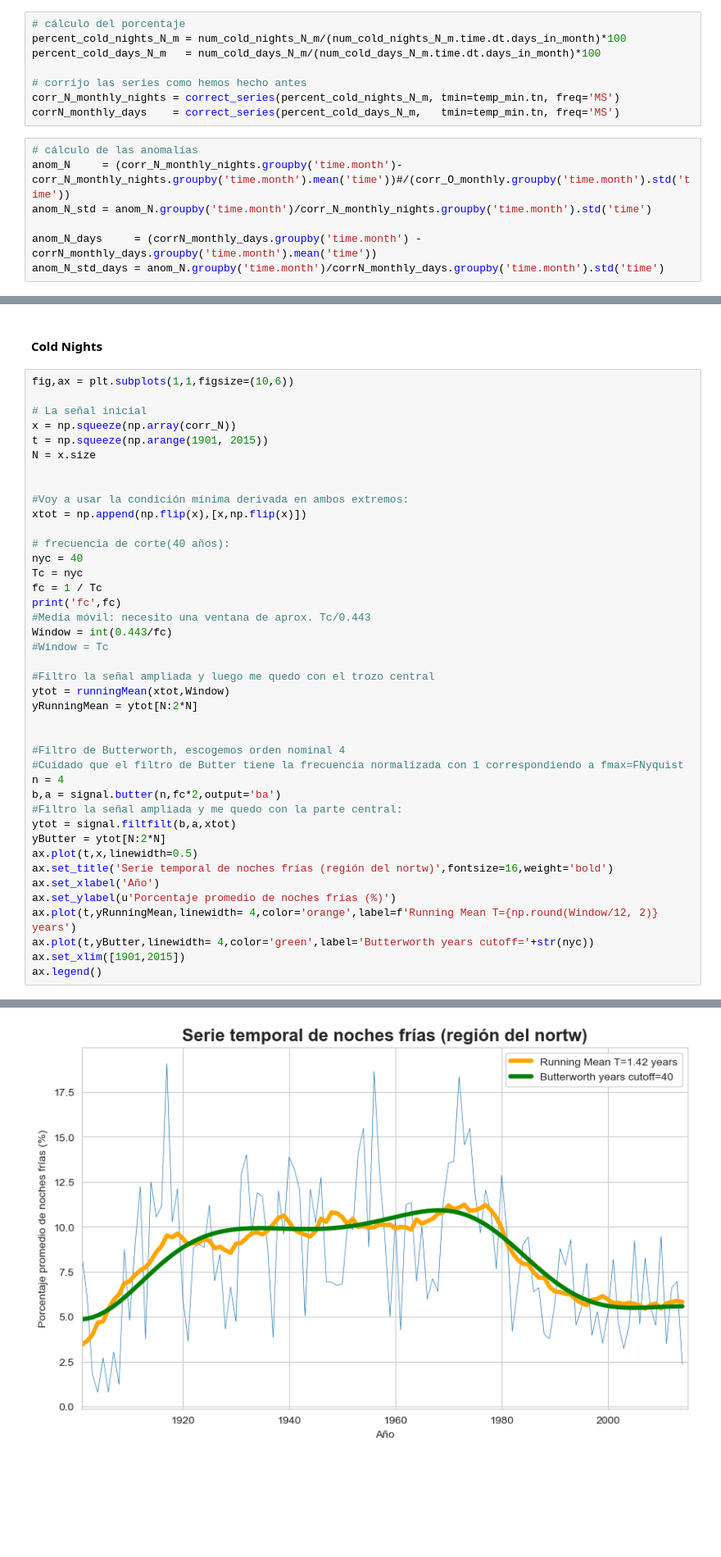
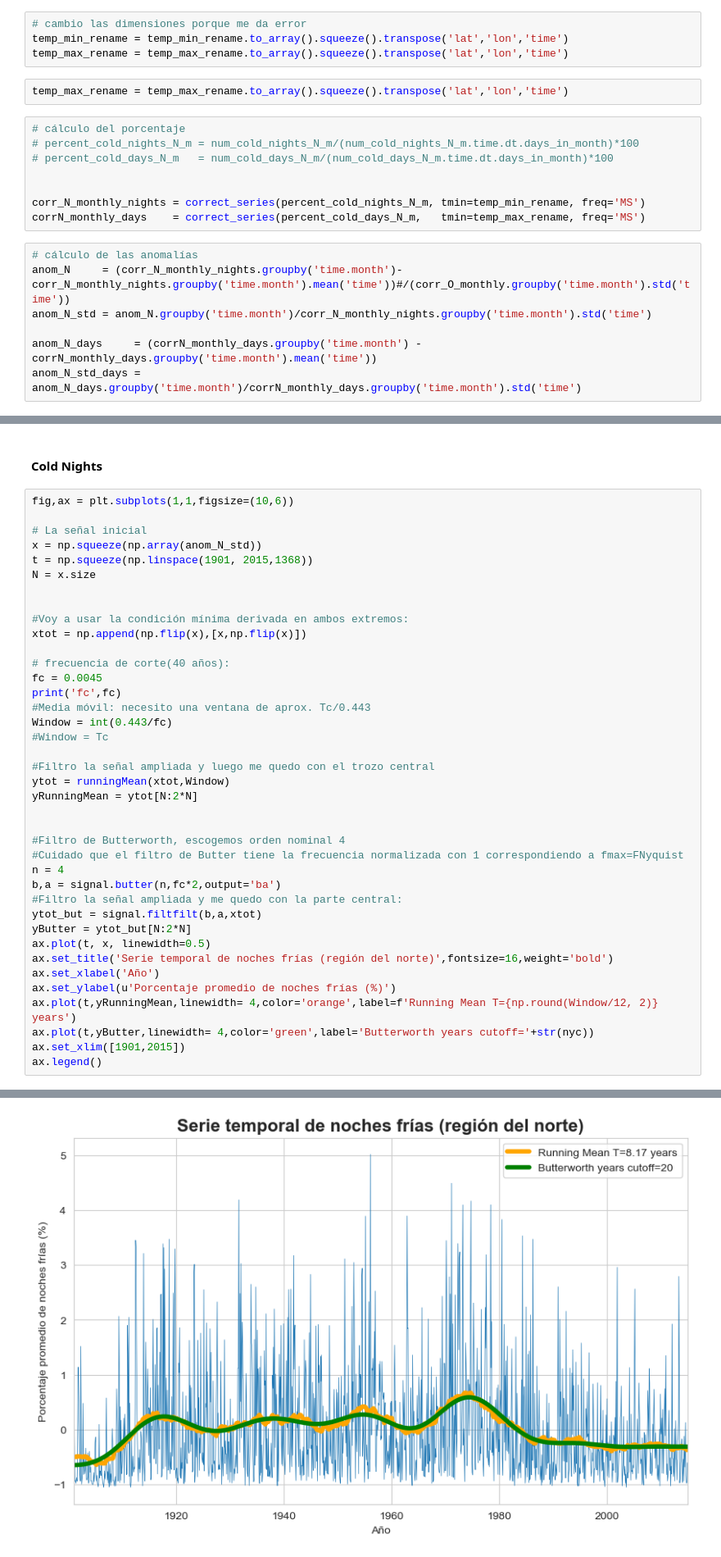
Before and after one commit to nagoremeabe/practica_2, a Jupyter notebook: practica2.ipynb, the cells around one changed output, grey strips where cells are left out. Shown at 82% size. Drawn from its saved outputs; the diff is of its cells as text; blank space fills up the shorter version.

```diff
--- a/practica2.ipynb
+++ b/practica2.ipynb
@@ -984,18 +1026,24 @@ num_cold_nights_N_m = tn10p(temp_min.tn.sel(time=slice('1901','2014')), tmin_p10
+# %%
+# cambio las dimensiones porque me da error
+temp_min_rename = temp_min_rename.to_array().squeeze().transpose('lat','lon','time')
+temp_max_rename = temp_max_rename.to_array().squeeze().transpose('lat','lon','time')
+# %%
+temp_max_rename = temp_max_rename.to_array().squeeze().transpose('lat','lon','time')
 # %%
 # cálculo del porcentaje
-percent_cold_nights_N_m = num_cold_nights_N_m/(num_cold_nights_N_m.time.dt.days_in_month)*100
-percent_cold_days_N_m   = num_cold_days_N_m/(num_cold_days_N_m.time.dt.days_in_month)*100
+# percent_cold_nights_N_m = num_cold_nights_N_m/(num_cold_nights_N_m.time.dt.days_in_month)*100
+# percent_cold_days_N_m   = num_cold_days_N_m/(num_cold_days_N_m.time.dt.days_in_month)*100
 
-# corrijo las series como hemos hecho antes
-corr_N_monthly_nights = correct_series(percent_cold_nights_N_m, tmin=temp_min.tn, freq='MS')
-corrN_monthly_days    = correct_series(percent_cold_days_N_m,   tmin=temp_min.tn, freq='MS')
+
+corr_N_monthly_nights = correct_series(percent_cold_nights_N_m, tmin=temp_min_rename, freq='MS')
+corrN_monthly_days    = correct_series(percent_cold_days_N_m,   tmin=temp_max_rename, freq='MS')
 # %%
 # cálculo de las anomalías
 anom_N     = (corr_N_monthly_nights.groupby('time.month')-corr_N_monthly_nights.groupby('time.month').mean('time'))#/(corr_O_monthly.groupby('time.month').std('time'))
 anom_N_std = anom_N.groupby('time.month')/corr_N_monthly_nights.groupby('time.month').std('time')
 
 anom_N_days     = (corrN_monthly_days.groupby('time.month') - corrN_monthly_days.groupby('time.month').mean('time'))
-anom_N_std_days = anom_N.groupby('time.month')/corrN_monthly_days.groupby('time.month').std('time')
+anom_N_std_days = anom_N_days.groupby('time.month')/corrN_monthly_days.groupby('time.month').std('time')
 # %%
 # VAMOS A HACERLO POR MESES
 fig,(ax,axd)=plt.subplots(2,2,figsize=(20,16))
@@ -1087,8 +1142,8 @@ La integral del espectro es  nan
 fig,ax = plt.subplots(1,1,figsize=(10,6))
 
 # La señal inicial
-x = np.squeeze(np.array(corr_N))
-t = np.squeeze(np.arange(1901, 2015))
+x = np.squeeze(np.array(anom_N_std))
+t = np.squeeze(np.linspace(1901, 2015,1368))
 N = x.size
 
 
@@ -1096,9 +1151,7 @@ N = x.size
 xtot = np.append(np.flip(x),[x,np.flip(x)])
 
 # frecuencia de corte(40 años):
-nyc = 40
-Tc = nyc
-fc = 1 / Tc
+fc = 0.0045
 print('fc',fc)
 #Media móvil: necesito una ventana de aprox. Tc/0.443
 Window = int(0.443/fc)
@@ -1114,10 +1167,10 @@ yRunningMean = ytot[N:2*N]
 n = 4
 b,a = signal.butter(n,fc*2,output='ba')
 #Filtro la señal ampliada y me quedo con la parte central:
-ytot = signal.filtfilt(b,a,xtot)
-yButter = ytot[N:2*N]
-ax.plot(t,x,linewidth=0.5)
-ax.set_title('Serie temporal de noches frías (región del nortw)',fontsize=16,weight='bold')
+ytot_but = signal.filtfilt(b,a,xtot)
+yButter = ytot_but[N:2*N]
+ax.plot(t, x, linewidth=0.5)
+ax.set_title('Serie temporal de noches frías (región del norte)',fontsize=16,weight='bold')
 ax.set_xlabel('Año')
 ax.set_ylabel(u'Porcentaje promedio de noches frías (%)')
 ax.plot(t,yRunningMean,linewidth= 4,color='orange',label=f'Running Mean T={np.round(Window/12, 2)} years')
@@ -1129,5 +1182,5 @@ fc 0.025
 <matplotlib.legend.Legend at 0x...>
-[figure, old version]
+[figure, new version]
 # %%
 # todo junto
 fig,ax = plt.subplots(1,2,figsize=(15,5))
```
Also changed, not shown: parts of 13 cells of this notebook.
